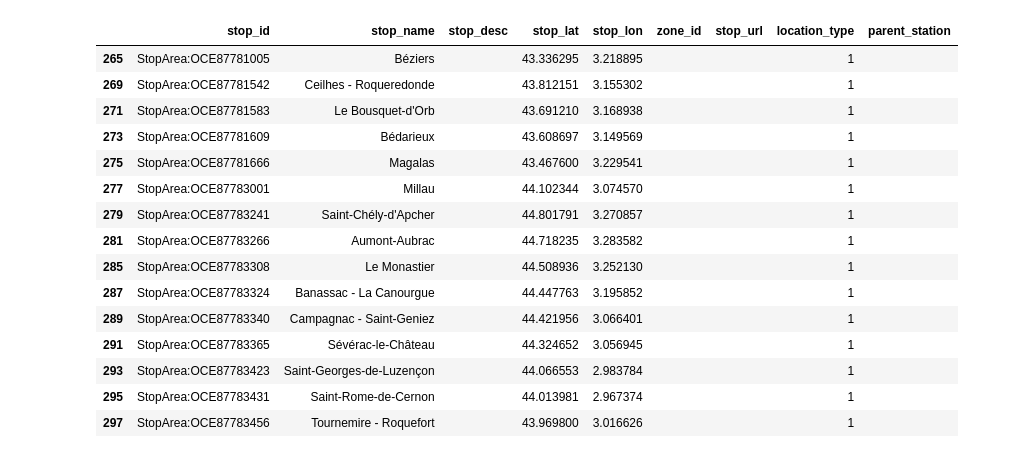
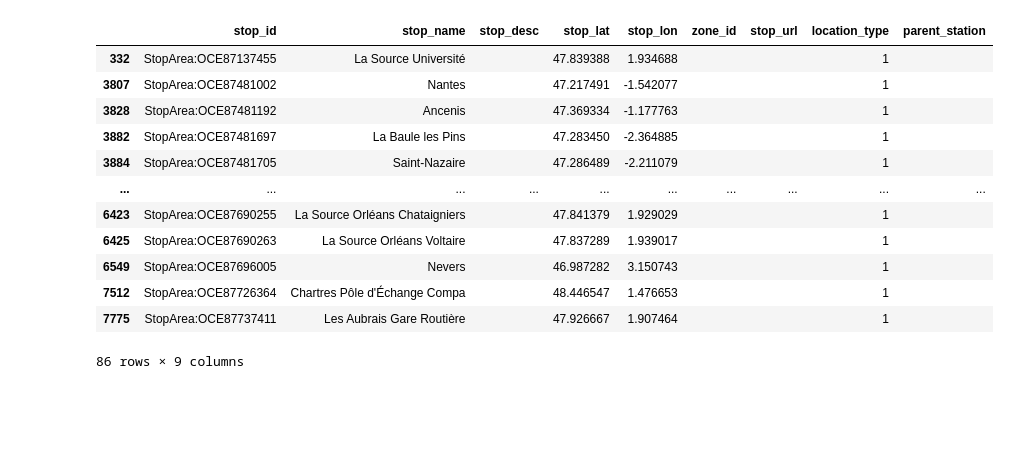
Before and after one commit to Arnolec/City2Anywhere, a Jupyter notebook: AnalyzerGTFS.ipynb, the cells around one changed output. Drawn from its saved outputs; the diff is of its cells as text; code cells hidden in the pictures; blank space fills up the shorter version.

Commit message:
Ajout de streamlit, Analyzer repère les stops area autour d'un point maintenant (Pas fonctionnel si 2 stopArea collés, à check)

```diff
--- a/AnalyzerGTFS.ipynb
+++ b/AnalyzerGTFS.ipynb
@@ -109,31 +107,30 @@ class AnalyzerGTFS:
     #def all_trips_to_city(city):
 # %%
-villeEx = 'StopArea:OCE87783282'
+villeEx = 'StopArea:OCE87547000'
 
-Analyzer = AnalyzerGTFS(villeEx,'20240601','20240731')
+Analyzer = AnalyzerGTFS(47.9,1.9,'20240601','20240731')
 Analyzer.get_stops()
 Analyzer.get_trips()
 Analyzer.get_service_id()
 Analyzer.get_dates()
 Analyzer.get_trajets()
 Analyzer.get_stops_trajets()
 Analyzer.get_stops_destinations()
 Analyzer.get_destinations()
+
+#Analyzer.villes_proches(47.9,1.9)
 # %% [output]
 |  | stop_id | stop_name | stop_desc | stop_lat | stop_lon | zone_id | stop_url | location_type | parent_station |
-| 265 | StopArea:OCE87781005 | Béziers |  | 43.336295 | 3.218895 |  |  | 1 |  |
-| 269 | StopArea:OCE87781542 | Ceilhes - Roqueredonde |  | 43.812151 | 3.155302 |  |  | 1 |  |
-| 271 | StopArea:OCE87781583 | Le Bousquet-d'Orb |  | 43.691210 | 3.168938 |  |  | 1 |  |
-| 273 | StopArea:OCE87781609 | Bédarieux |  | 43.608697 | 3.149569 |  |  | 1 |  |
-| 275 | StopArea:OCE87781666 | Magalas |  | 43.467600 | 3.229541 |  |  | 1 |  |
-| 277 | StopArea:OCE87783001 | Millau |  | 44.102344 | 3.074570 |  |  | 1 |  |
-| 279 | StopArea:OCE87783241 | Saint-Chély-d'Apcher |  | 44.801791 | 3.270857 |  |  | 1 |  |
-| 281 | StopArea:OCE87783266 | Aumont-Aubrac |  | 44.718235 | 3.283582 |  |  | 1 |  |
-| 285 | StopArea:OCE87783308 | Le Monastier |  | 44.508936 | 3.252130 |  |  | 1 |  |
-| 287 | StopArea:OCE87783324 | Banassac - La Canourgue |  | 44.447763 | 3.195852 |  |  | 1 |  |
-| 289 | StopArea:OCE87783340 | Campagnac - Saint-Geniez |  | 44.421956 | 3.066401 |  |  | 1 |  |
-| 291 | StopArea:OCE87783365 | Sévérac-le-Château |  | 44.324652 | 3.056945 |  |  | 1 |  |
-| 293 | StopArea:OCE87783423 | Saint-Georges-de-Luzençon |  | 44.066553 | 2.983784 |  |  | 1 |  |
-| 295 | StopArea:OCE87783431 | Saint-Rome-de-Cernon |  | 44.013981 | 2.967374 |  |  | 1 |  |
-| 297 | StopArea:OCE87783456 | Tournemire - Roquefort |  | 43.969800 | 3.016626 |  |  | 1 |  |
+| 332 | StopArea:OCE87137455 | La Source Université |  | 47.839388 | 1.934688 |  |  | 1 |  |
+| 3807 | StopArea:OCE87481002 | Nantes |  | 47.217491 | -1.542077 |  |  | 1 |  |
+| 3828 | StopArea:OCE87481192 | Ancenis |  | 47.369334 | -1.177763 |  |  | 1 |  |
+| 3882 | StopArea:OCE87481697 | La Baule les Pins |  | 47.283450 | -2.364885 |  |  | 1 |  |
+| 3884 | StopArea:OCE87481705 | Saint-Nazaire |  | 47.286489 | -2.211079 |  |  | 1 |  |
+| ... | ... | ... | ... | ... | ... | ... | ... | ... | ... |
+| 6423 | StopArea:OCE87690255 | La Source Orléans Chataigniers |  | 47.841379 | 1.929029 |  |  | 1 |  |
+| 6425 | StopArea:OCE87690263 | La Source Orléans Voltaire |  | 47.837289 | 1.939017 |  |  | 1 |  |
+| 6549 | StopArea:OCE87696005 | Nevers |  | 46.987282 | 3.150743 |  |  | 1 |  |
+| 7512 | StopArea:OCE87726364 | Chartres Pôle d'Échange Compa |  | 48.446547 | 1.476653 |  |  | 1 |  |
+| 7775 | StopArea:OCE87737411 | Les Aubrais Gare Routière |  | 47.926667 | 1.907464 |  |  | 1 |  |
+86 rows × 9 columns
 # %%
```
Also changed, not shown: parts of 10 cells of this notebook, 2 other files.
